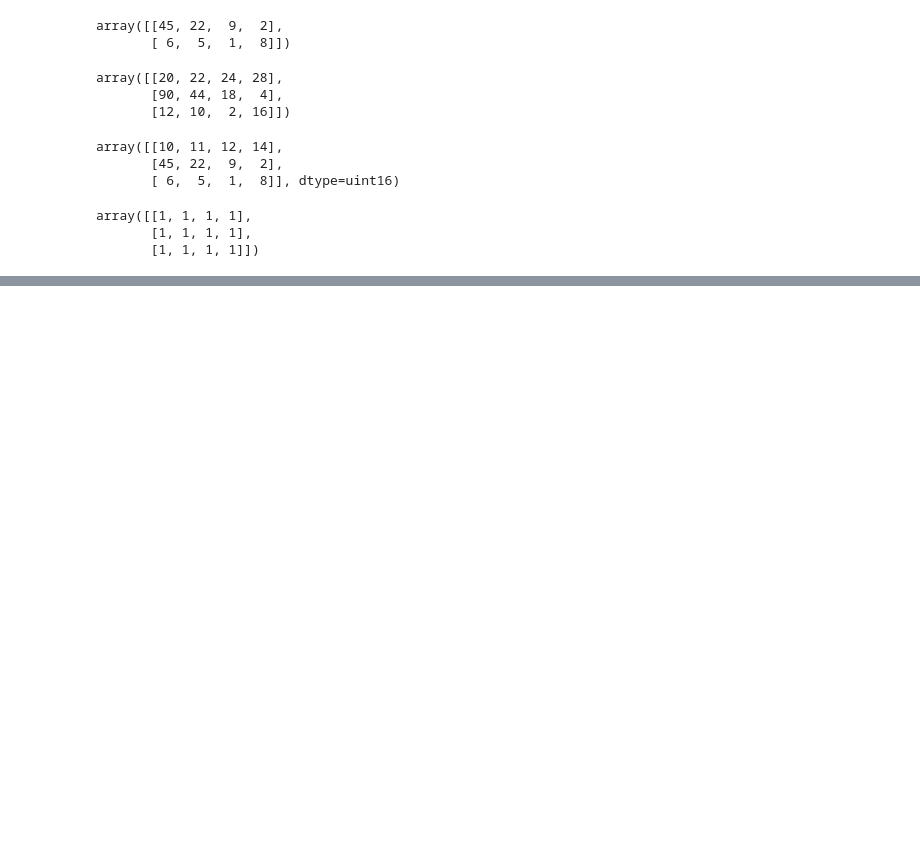
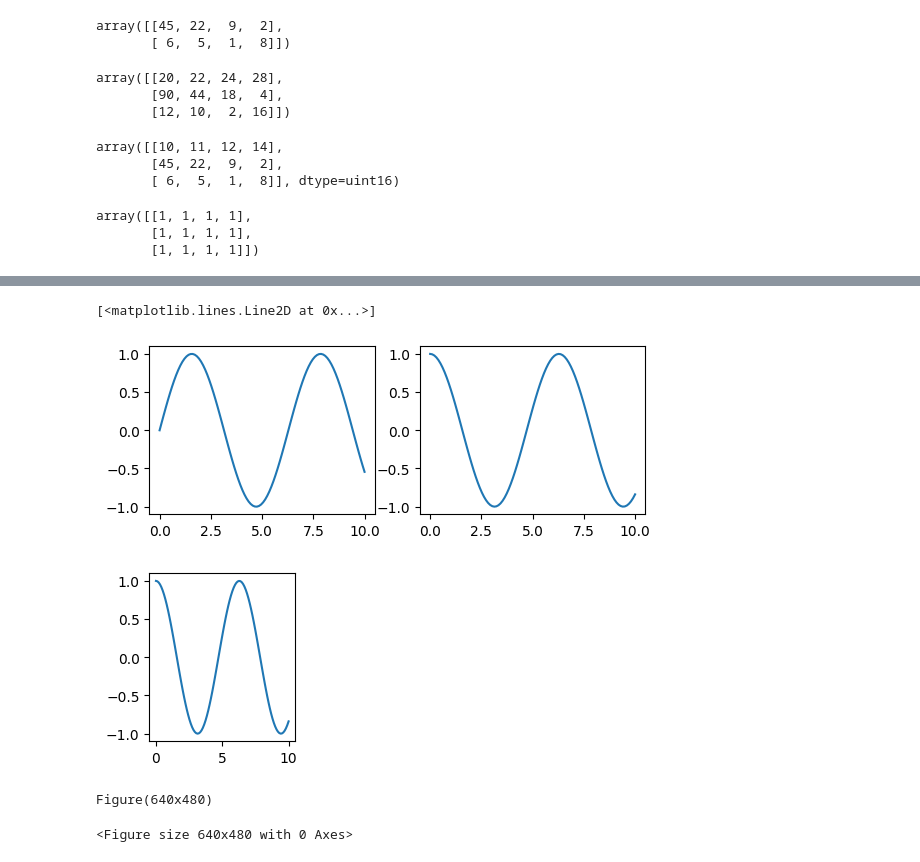
Before and after one commit to mark5o/boy, a Jupyter notebook: Untitled-1.ipynb, the cells around one changed output, grey strips where cells are left out. Drawn from its saved outputs; the diff is of its cells as text; code cells hidden in the pictures; blank space fills up the shorter version.

```diff
--- a/Untitled-1.ipynb
+++ b/Untitled-1.ipynb
@@ -548,0 +575,23 @@ vid.release()
+# %%
+plt.figure()
+plt.subplot(2,2,1)
+plt.plot(x1,np.sin(x1))
+
+plt.subplot(2,2,2)
+plt.plot(x1,np.cos(x1))
+
+plt.figure()
+plt.subplot(2,1,1)
+plt.plot(x1,np.sin(x1))
+
+plt.subplot(2,3,2)
+plt.plot(x1,np.cos(x1))
+# %% [output]
+[<matplotlib.lines.Line2D at 0x...>]
+[figure, added]
+[figure, added]
+# %%
+print(plt.gcf())
+# %% [output]
+Figure(640x480)
+<Figure size 640x480 with 0 Axes>
```
Also changed, not shown: parts of 8 cells of this notebook, 1 other file.
